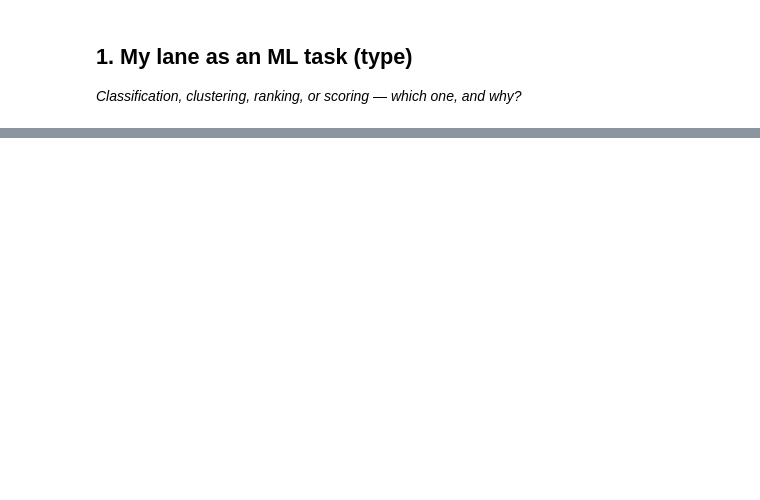
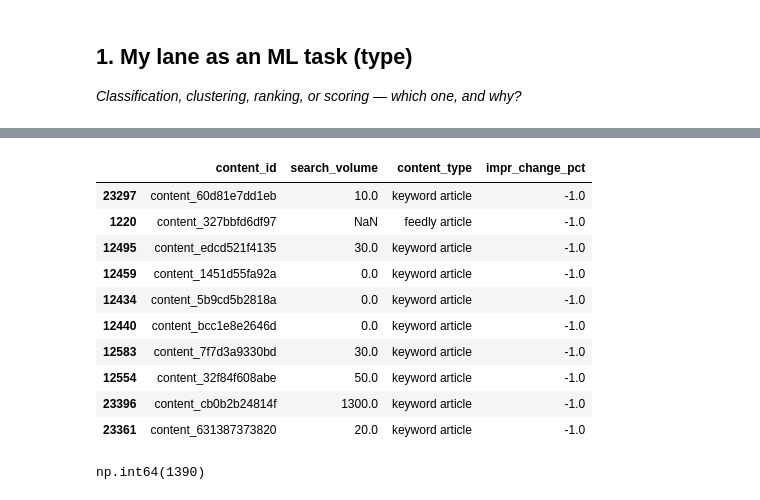
Before and after one commit to AzramAfaq/flyrank-ml-internship, a Jupyter notebook: work/notebooks/w02_ml_task_framing.ipynb, the cells around one changed output, grey strips where cells are left out. Cells and saved outputs as stored; diff of their text form; code cells hidden in the pictures; blank space fills up the shorter version.

```diff
--- a/work/notebooks/w02_ml_task_framing.ipynb
+++ b/work/notebooks/w02_ml_task_framing.ipynb
@@ -12,0 +123,18 @@ This skeleton is yours to fill. Work the sections **in order** — each one has
+# %%
+ranked[["content_id", "search_volume", "content_type", "impr_change_pct"]].head(10)
+# %% [output]
+|  | content_id | search_volume | content_type | impr_change_pct |
+| 23297 | content_60d81e7dd1eb | 10.0 | keyword article | -1.0 |
+| 1220 | content_327bbfd6df97 | NaN | feedly article | -1.0 |
+| 12495 | content_edcd521f4135 | 30.0 | keyword article | -1.0 |
+| 12459 | content_1451d55fa92a | 0.0 | keyword article | -1.0 |
+| 12434 | content_5b9cd5b2818a | 0.0 | keyword article | -1.0 |
+| 12440 | content_bcc1e8e2646d | 0.0 | keyword article | -1.0 |
+| 12583 | content_7f7d3a9330bd | 30.0 | keyword article | -1.0 |
+| 12554 | content_32f84f608abe | 50.0 | keyword article | -1.0 |
+| 23396 | content_cb0b2b24814f | 1300.0 | keyword article | -1.0 |
+| 23361 | content_631387373820 | 20.0 | keyword article | -1.0 |
+# %%
+(ranked["impr_change_pct"] == -1.0).sum()
+# %% [output]
+np.int64(1390)
```
Also changed, not shown: parts of 31 cells of this notebook.
